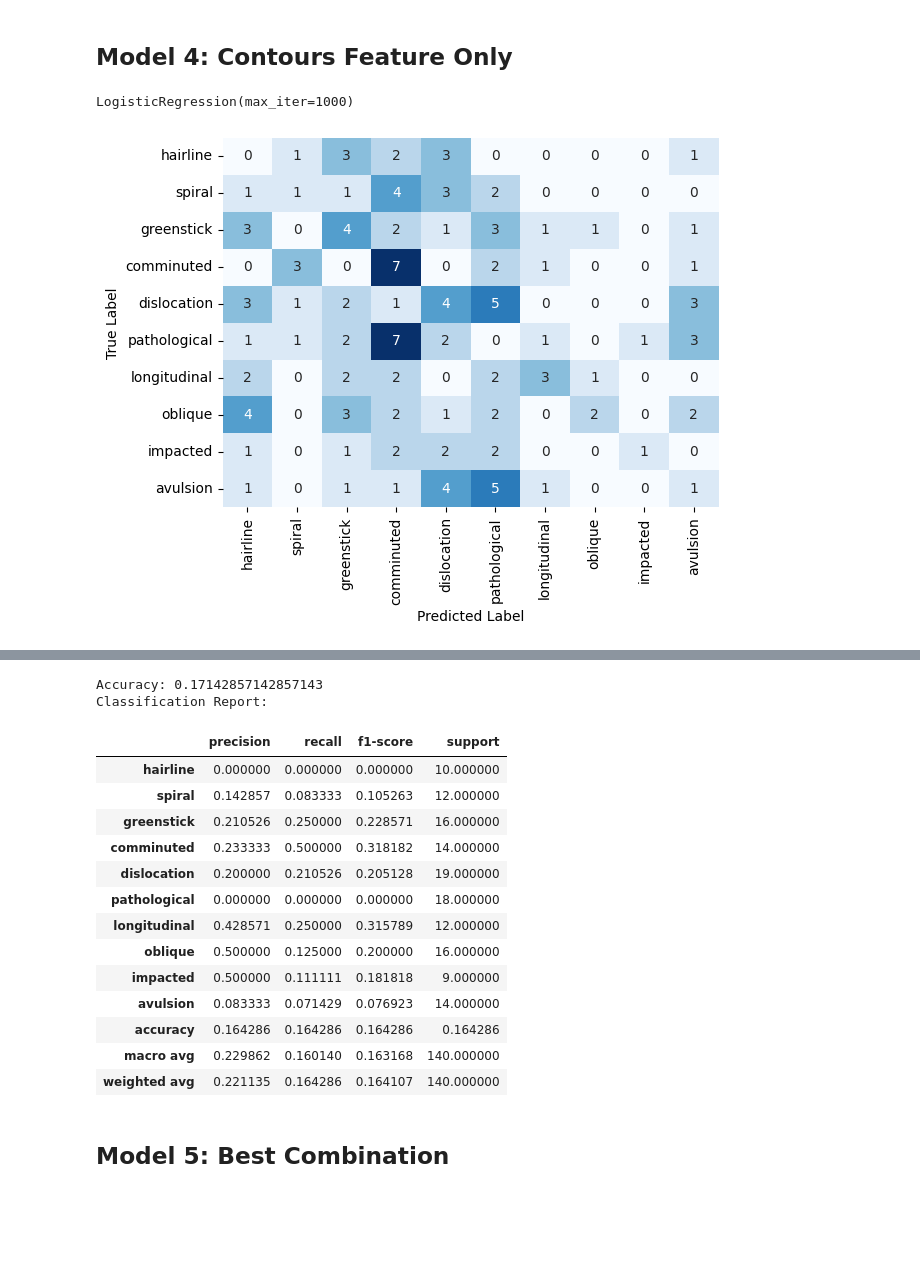
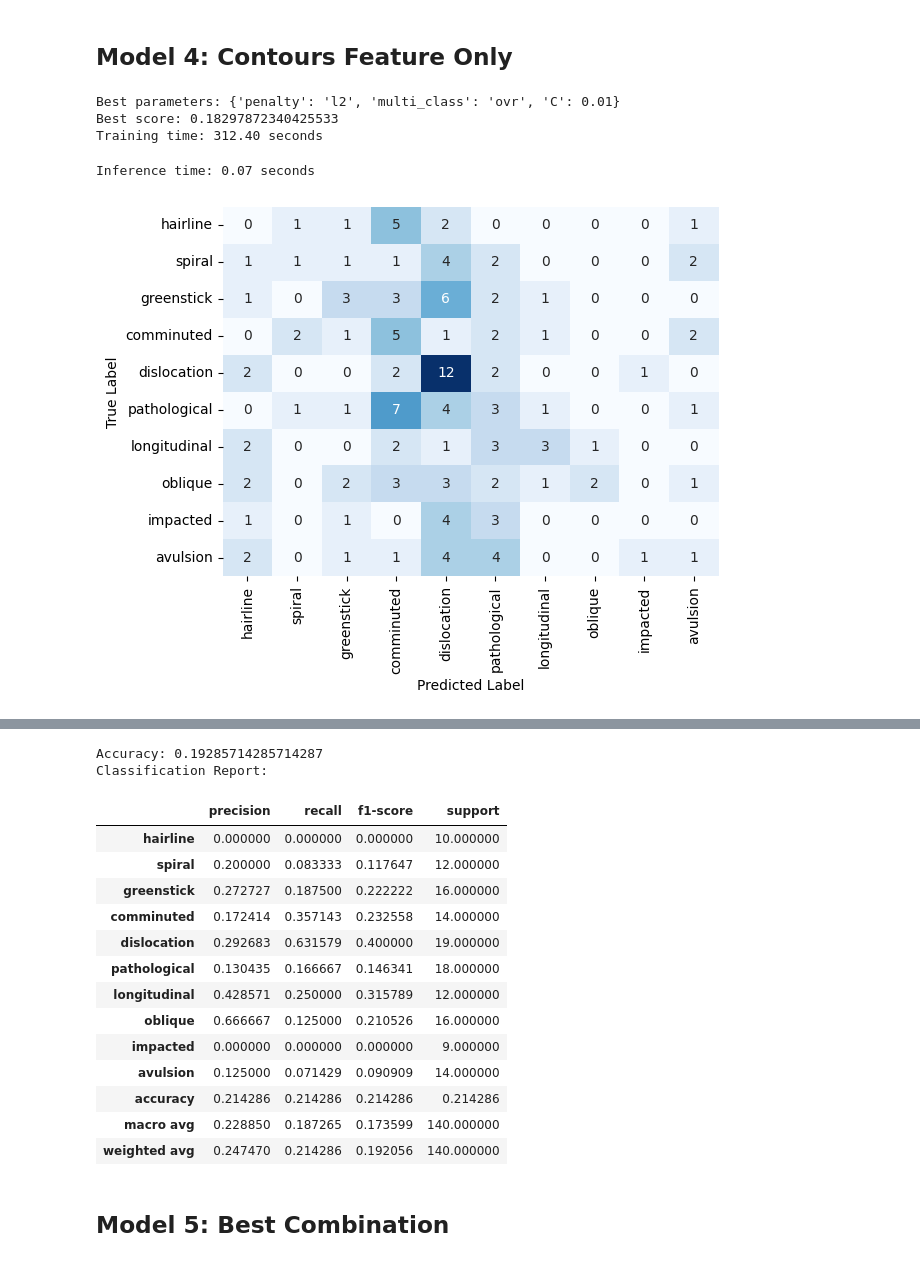
Before and after one commit to davidsolow/fracture-classification, a Jupyter notebook: notebooks/linear.ipynb, the cells around one changed output, grey strips where cells are left out. Drawn from its saved outputs; the diff is of its cells as text; code cells hidden in the pictures; blank space fills up the shorter version.

```diff
--- a/notebooks/linear.ipynb
+++ b/notebooks/linear.ipynb
@@ -185,0 +225,10 @@ LogisticRegression(max_iter=1000)
+# %%
+#images_model = LogisticRegression(max_iter=1000, multi_class='auto', solver='lbfgs')
+#images_model.fit(canny_edges_train, y_train)
+start_time = time.time()
+rand_search.fit(canny_edges_train, y_train)
+training_time = time.time() - start_time
+# Print the best parameters and score
+print(f"Best parameters: {rand_search.best_params_}")
+print(f"Best score: {rand_search.best_score_}")
+print(f"Training time: {training_time:.2f} seconds")
@@ -186,5 +239,11 @@ LogisticRegression(max_iter=1000)
 # %%
+#y_pred = images_model.predict(canny_edges_test)
+images_model = rand_search.best_estimator_
+#y_pred = model.predict(images_test)
+start_time = time.time()
 y_pred = images_model.predict(canny_edges_test)
+inference_time = time.time() - start_time
+print(f"Inference time: {inference_time:.2f} seconds")
 
 accuracy = accuracy_score(y_test, y_pred)
 report = classification_report(y_test, y_pred, output_dict=True)
@@ -231,26 +291,42 @@ Classification Report:
 # %% [markdown]
 ## Model 4: Contours Feature Only
-# %%
-images_model = LogisticRegression(max_iter=1000, multi_class='auto', solver='lbfgs')
-images_model.fit(contours_train, y_train)
-# %% [output]
-LogisticRegression(max_iter=1000)
+# %%
+#images_model = LogisticRegression(max_iter=1000, multi_class='auto', solver='lbfgs')
+#mages_model.fit(contours_train, y_train)
+start_time = time.time()
+rand_search.fit(contours_train, y_train)
+training_time = time.time() - start_time
+# Print the best parameters and score
+print(f"Best parameters: {rand_search.best_params_}")
+print(f"Best score: {rand_search.best_score_}")
+print(f"Training time: {training_time:.2f} seconds")
+# %% [output]
+Best parameters: {'penalty': 'l2', 'multi_class': 'ovr', 'C': 0.01}
+Best score: 0.18297872340425533
+Training time: 312.40 seconds
 # %%
+#y_pred_images = images_model.predict(contours_test)
+images_model = rand_search.best_estimator_
+#y_pred = model.predict(images_test)
+start_time = time.time()
 y_pred_images = images_model.predict(contours_test)
+inference_time = time.time() - start_time
+print(f"Inference time: {inference_time:.2f} seconds")
 
 accuracy = accuracy_score(y_test, y_pred_images)
 report = classification_report(y_test, y_pred, output_dict=True)
 report = pd.DataFrame(report).transpose()
 report.index = report.index.map(lambda x: class_lookup[int(x)] if x.isdigit() else x)
 
 test_confusion_matrix = confusion_matrix(y_test, y_pred)
 show_confusion_matrix(test_confusion_matrix)
 
 y_score = images_model.predict_proba(contours_test)
 show_roc_curve(y_score, y_test)
 
 print(f"Accuracy: {accuracy}")
 print("Classification Report:")
 report
 # %% [output]
+Inference time: 0.07 seconds
-[figure, old version]
+[figure, new version]
@@ -267,19 +343,19 @@ report
-Accuracy: 0.17142857142857143
-Classification Report:
+Accuracy: 0.19285714285714287
+Classification Report:
 |  | precision | recall | f1-score | support |
 | hairline | 0.000000 | 0.000000 | 0.000000 | 10.000000 |
-| spiral | 0.142857 | 0.083333 | 0.105263 | 12.000000 |
-| greenstick | 0.210526 | 0.250000 | 0.228571 | 16.000000 |
-| comminuted | 0.233333 | 0.500000 | 0.318182 | 14.000000 |
-| dislocation | 0.200000 | 0.210526 | 0.205128 | 19.000000 |
-| pathological | 0.000000 | 0.000000 | 0.000000 | 18.000000 |
+| spiral | 0.200000 | 0.083333 | 0.117647 | 12.000000 |
+| greenstick | 0.272727 | 0.187500 | 0.222222 | 16.000000 |
+| comminuted | 0.172414 | 0.357143 | 0.232558 | 14.000000 |
+| dislocation | 0.292683 | 0.631579 | 0.400000 | 19.000000 |
+| pathological | 0.130435 | 0.166667 | 0.146341 | 18.000000 |
 | longitudinal | 0.428571 | 0.250000 | 0.315789 | 12.000000 |
-| oblique | 0.500000 | 0.125000 | 0.200000 | 16.000000 |
-| impacted | 0.500000 | 0.111111 | 0.181818 | 9.000000 |
-| avulsion | 0.083333 | 0.071429 | 0.076923 | 14.000000 |
-| accuracy | 0.164286 | 0.164286 | 0.164286 | 0.164286 |
-| macro avg | 0.229862 | 0.160140 | 0.163168 | 140.000000 |
-| weighted avg | 0.221135 | 0.164286 | 0.164107 | 140.000000 |
+| oblique | 0.666667 | 0.125000 | 0.210526 | 16.000000 |
+| impacted | 0.000000 | 0.000000 | 0.000000 | 9.000000 |
+| avulsion | 0.125000 | 0.071429 | 0.090909 | 14.000000 |
+| accuracy | 0.214286 | 0.214286 | 0.214286 | 0.214286 |
+| macro avg | 0.228850 | 0.187265 | 0.173599 | 140.000000 |
+| weighted avg | 0.247470 | 0.214286 | 0.192056 | 140.000000 |
 # %% [markdown]
 ## Model 5: Best Combination
 # %%
```
Also changed, not shown: parts of 16 cells of this notebook, 1 other file.
